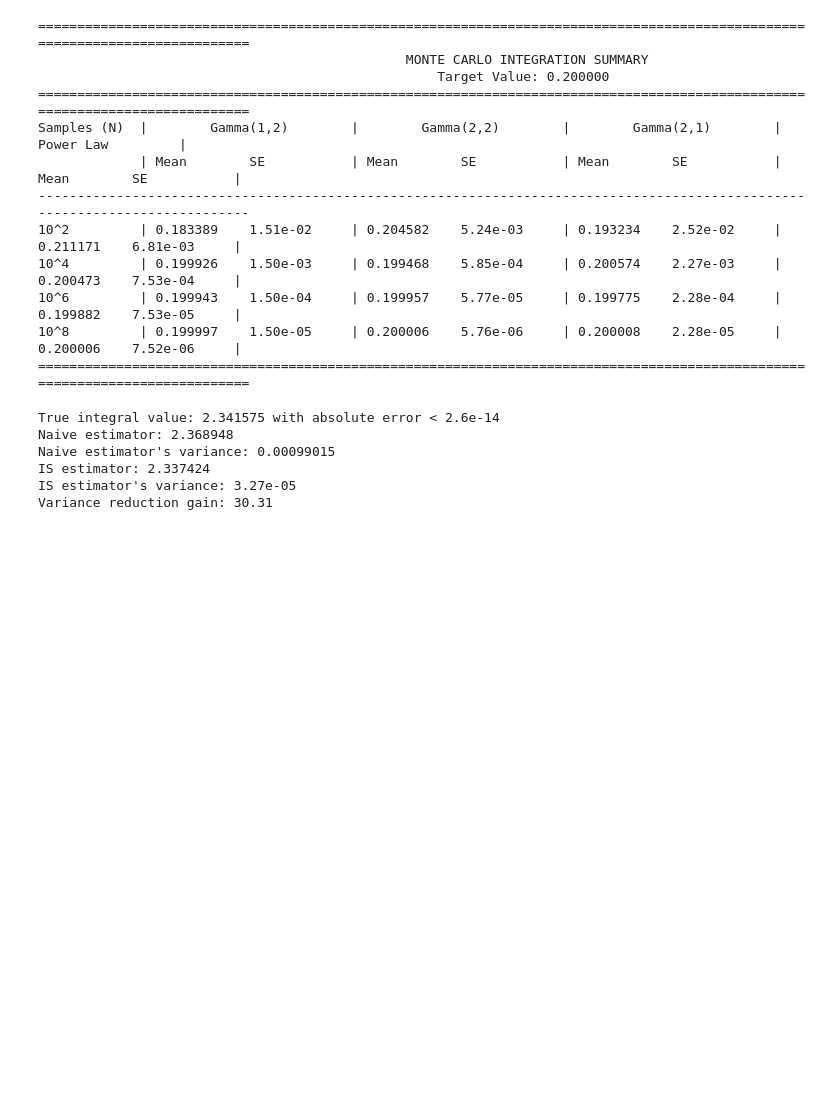
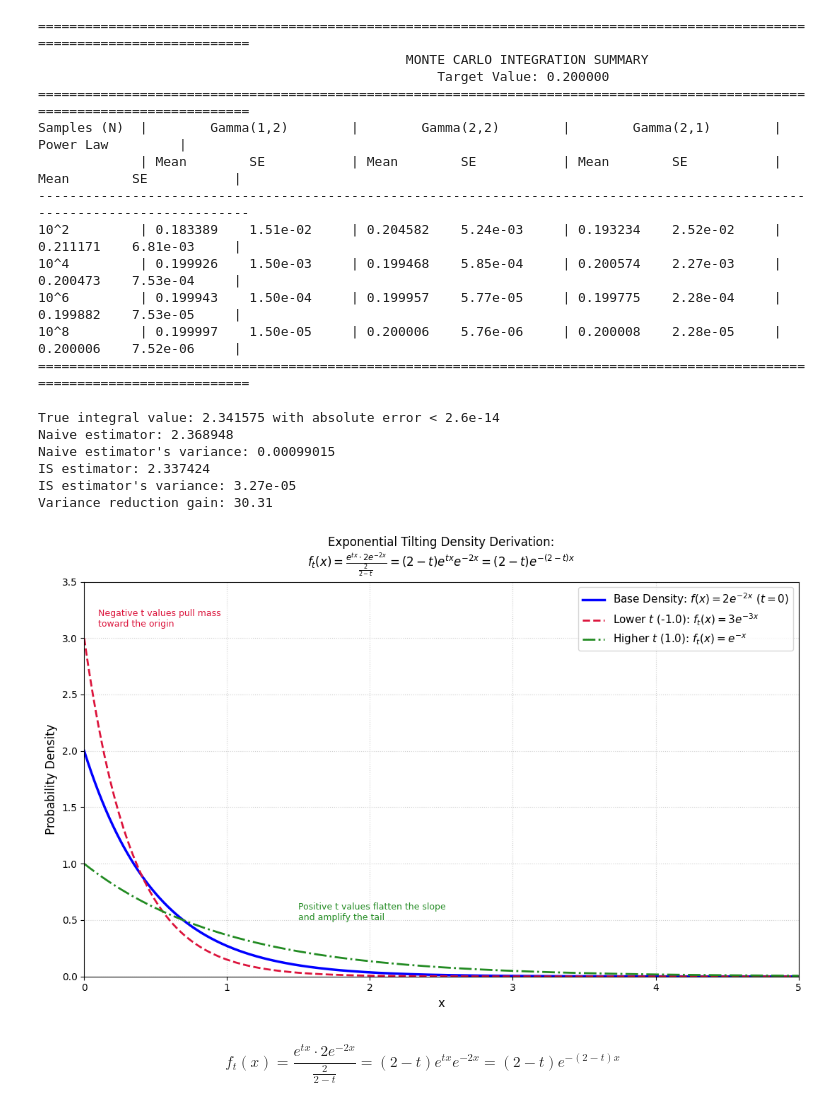
Before and after one commit to Orzilber/computationl-statistics, a Jupyter notebook: Integration_Methods.ipynb, the cells around one changed output. Saved outputs shown, nothing was run; the diff lists cells and outputs as text; code cells hidden in the pictures; blank space fills up the shorter version.

```diff
--- a/Integration_Methods.ipynb
+++ b/Integration_Methods.ipynb
@@ -394,3 +394,57 @@ Naive estimator's variance: 0.00099015
 IS estimator: 2.337424
 IS estimator's variance: 3.27e-05
 Variance reduction gain: 30.31
+# %%
+import numpy as np
+import matplotlib.pyplot as plt
+
+# 1. Define the continuous x-domain for evaluation
+x = np.linspace(0, 5, 1000)
+
+# 2. Base Exponential Distribution (t = 0, lambda = 2)
+y_base = 2 * np.exp(-2 * x)
+
+# 3. Lower t value (t = -1.0) -> New effective lambda = 2 - (-1) = 3
+t_low = -1.0
+y_low = (2 - t_low) * np.exp(-(2 - t_low) * x)
+
+# 4. Higher t value (t = 1.0) -> New effective lambda = 2 - 1 = 1
+t_high = 1.0
+y_high = (2 - t_high) * np.exp(-(2 - t_high) * x)
+
+# 5. Generate Comparison Plot
+plt.figure(figsize=(11, 7))
+
+# Plot lines
+plt.plot(x, y_base, color='blue', linewidth=2.5,
+         label=r'Base Density: $f(x) = 2e^{-2x}$ ($t=0$)')
+
+plt.plot(x, y_low, color='crimson', linewidth=2, linestyle='--',
+         label=rf'Lower $t$ ({t_low}): $f_t(x) = 3e^{{-3x}}$')
+
+plt.plot(x, y_high, color='forestgreen', linewidth=2, linestyle='-.',
+         label=rf'Higher $t$ ({t_high}): $f_t(x) = e^{{-x}}$')
+
+# Styling & Annotations
+# Including the full simplification equation in the title layout
+plt.title('Exponential Tilting Density Derivation:\n' +
+          r'$f_t(x) = \frac{e^{tx} \cdot 2e^{-2x}}{\frac{2}{2-t}} = (2-t)e^{tx}e^{-2x} = (2-t)e^{-(2-t)x}$',
+          fontsize=12, pad=15)
+
+plt.xlabel('x', fontsize=12)
+plt.ylabel('Probability Density', fontsize=12)
+plt.grid(True, which='both', linestyle=':', alpha=0.6)
+plt.xlim(0, 5)
+plt.ylim(0, 3.5)
+plt.legend(fontsize=11, loc='upper right')
+
+# Add context callouts
+plt.text(0.1, 3.1, "Negative t values pull mass\ntoward the origin", color='crimson', fontsize=9)
+plt.text(1.5, 0.5, "Positive t values flatten the slope\nand amplify the tail", color='forestgreen', fontsize=9)
+
+plt.tight_layout()
+plt.show()
+# %% [output]
+[figure, added]
+# %% [markdown]
+$$f_t(x) = \frac{e^{tx} \cdot 2e^{-2x}}{\frac{2}{2-t}} = (2-t)e^{tx}e^{-2x} = (2-t)e^{-(2-t)x}$$
```
